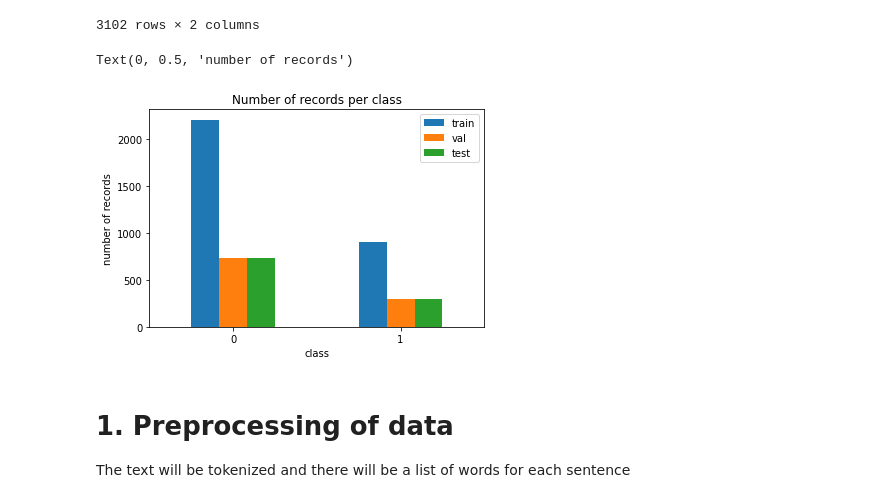
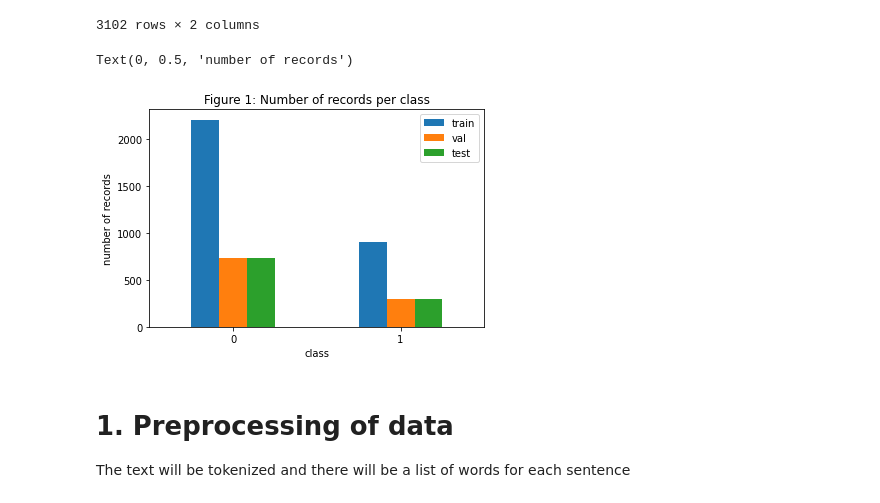
Before and after one commit to fezilemahlangu/Natural-Language-Processing-Project, a Jupyter notebook: NLP_project.ipynb, the cells around one changed output. Cells and saved outputs as stored; diff of their text form; code cells hidden in the pictures.

```diff
--- a/NLP_project.ipynb
+++ b/NLP_project.ipynb
@@ -77,18 +78,18 @@ display(train_df)
 # %%
 
 train = [train_df[train_df.label==0].count()[0],train_df[train_df.label==1].count()[0]]
 test = [test_df[test_df.label==0].count()[0],test_df[test_df.label==1].count()[0]]
 val = [val_df[val_df.label==0].count()[0],val_df[val_df.label==1].count()[0]]
 
 index = ['0', '1']
 df = pd.DataFrame({'train': train,
                    'val': val, 'test':test}, index=index)
-ax = df.plot.bar(rot=0,title="Number of records per class")
+ax = df.plot.bar(rot=0,title="Figure 1: Number of records per class")
 ax.set_xlabel("class")
 ax.set_ylabel("number of records")
 # %% [output]
 Text(0, 0.5, 'number of records')
-[figure, old version]
+[figure, new version]
 # %% [markdown]
 # 1. Preprocessing of data
 
```
Also changed, not shown: parts of 39 cells of this notebook.
